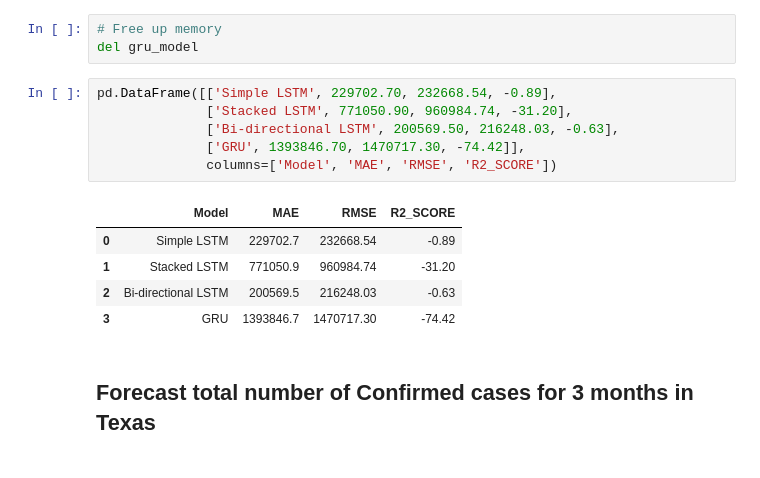
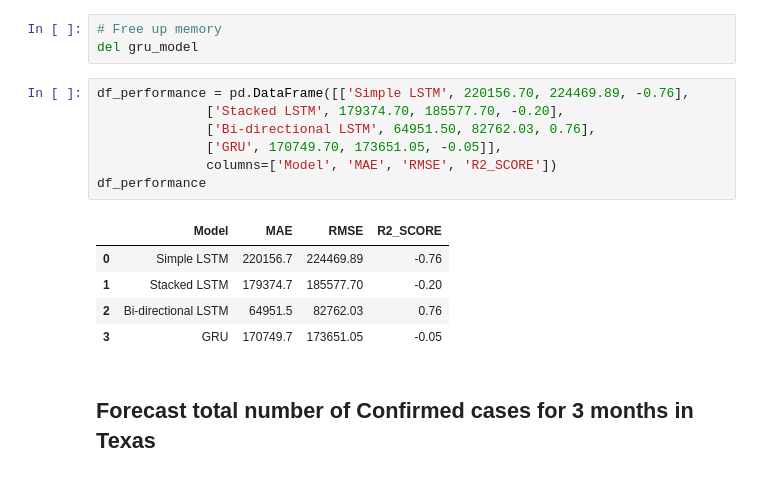
Before and after one commit to DSNortsev/CSE696-CECS_PROJECT, a Jupyter notebook: CSE_Project.ipynb, the cells around one changed output. Drawn from its saved outputs; the diff is of its cells as text.

```diff
--- a/CSE_Project.ipynb
+++ b/CSE_Project.ipynb
@@ -1669,17 +1725,18 @@ R2 Score: -74.42
 # Free up memory
 del gru_model
 # %%
-pd.DataFrame([['Simple LSTM', 229702.70, 232668.54, -0.89],
-              ['Stacked LSTM', 771050.90, 960984.74, -31.20],
-              ['Bi-directional LSTM', 200569.50, 216248.03, -0.63],
-              ['GRU', 1393846.70, 1470717.30, -74.42]],
+df_performance = pd.DataFrame([['Simple LSTM', 220156.70, 224469.89, -0.76],
+              ['Stacked LSTM', 179374.70, 185577.70, -0.20],
+              ['Bi-directional LSTM', 64951.50, 82762.03, 0.76],
+              ['GRU', 170749.70, 173651.05, -0.05]],
               columns=['Model', 'MAE', 'RMSE', 'R2_SCORE'])
+df_performance
 # %% [output]
 |  | Model | MAE | RMSE | R2_SCORE |
-| 0 | Simple LSTM | 229702.7 | 232668.54 | -0.89 |
-| 1 | Stacked LSTM | 771050.9 | 960984.74 | -31.20 |
-| 2 | Bi-directional LSTM | 200569.5 | 216248.03 | -0.63 |
-| 3 | GRU | 1393846.7 | 1470717.30 | -74.42 |
+| 0 | Simple LSTM | 220156.7 | 224469.89 | -0.76 |
+| 1 | Stacked LSTM | 179374.7 | 185577.70 | -0.20 |
+| 2 | Bi-directional LSTM | 64951.5 | 82762.03 | 0.76 |
+| 3 | GRU | 170749.7 | 173651.05 | -0.05 |
 # %% [markdown]
 ## Forecast total number of Confirmed cases for 3 months in Texas
 # %% [markdown]
```
Also changed, not shown: parts of 16 cells of this notebook.
